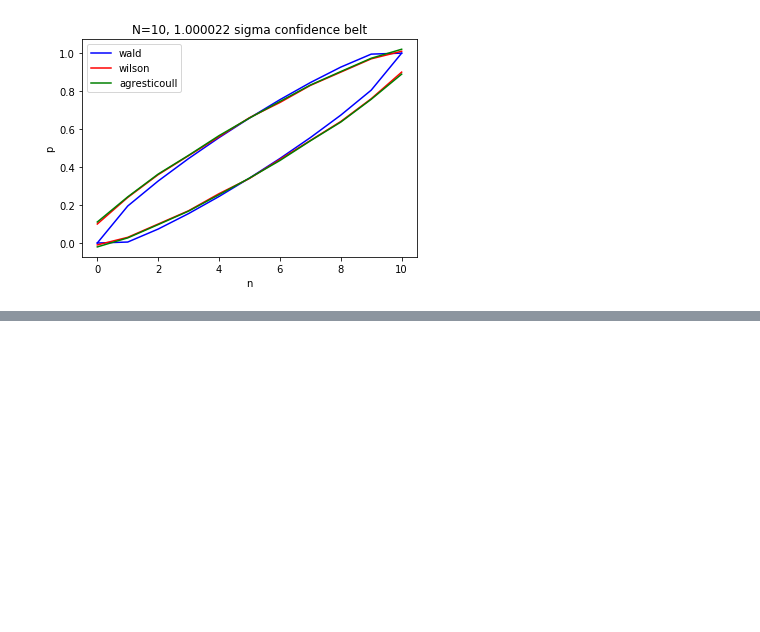
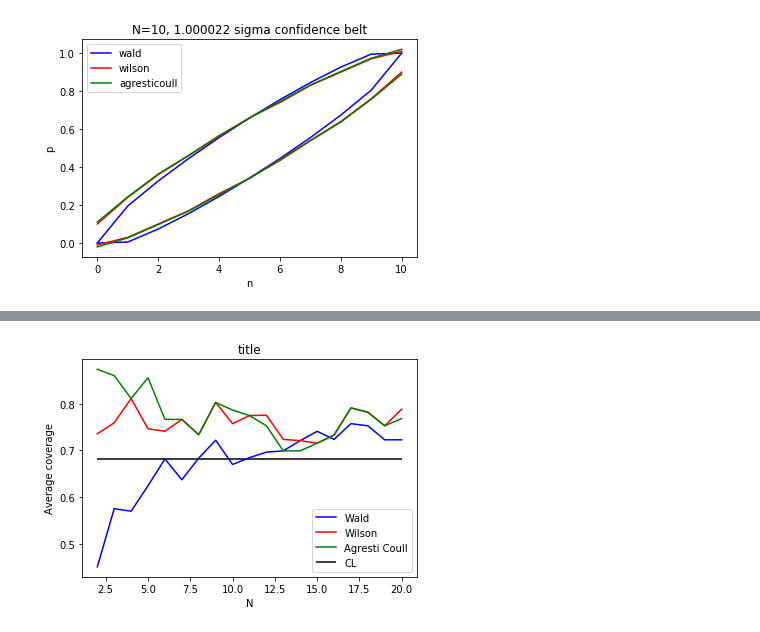
Before and after one commit to irenecortinovis/stats_coverage_binomial, a Jupyter notebook: Frequentist_coverage_study.ipynb, the cells around one changed output, grey strips where cells are left out. Saved outputs shown, nothing was run; the diff lists cells and outputs as text; code cells hidden in the pictures; blank space fills up the shorter version.

```diff
--- a/Frequentist_coverage_study.ipynb
+++ b/Frequentist_coverage_study.ipynb
@@ -109,0 +253,34 @@ plt.legend(loc='best')
+# %%
+#average as function of N
+
+wald_av = []
+wilson_av = []
+ac_av = []
+
+Nrange = range(N_initial,N_final+1)
+npdata = len(np.linspace(0,1,11))
+
+for N1 in Nrange:
+    N1 = N1-2
+    #arrays of coverage values for every p between 0 and 1 for given N
+    wald_n_set = (wald_data[2])[(N1*npdata):((N1+1)*npdata)]
+    wilson_n_set = (wilson_data[2])[(N1*npdata):((N1+1)*npdata)]
+    ac_n_set = (ac_data[2])[(N1*npdata):((N1+1)*npdata)]
+    #find average coverage value
+    wald_av.append(np.average(wald_n_set))
+    wilson_av.append(np.average(wilson_n_set))
+    ac_av.append(np.average(ac_n_set))
+# %%
+#plot
+
+plt.plot(Nrange,wald_av, label="Wald", color='b')
+plt.plot(Nrange,wilson_av, label="Wilson", color='r')
+plt.plot(Nrange,ac_av, label="Agresti Coull", color='g')
+plt.hlines(CL,Nrange[0],Nrange[-1], label="CL")
+plt.legend()
+plt.xlabel("N")
+plt.ylabel("Average coverage")
+plt.title("title")
+plt.show()
+# %% [output]
+[figure, added]
```
Also changed, not shown: parts of 6 cells of this notebook.
